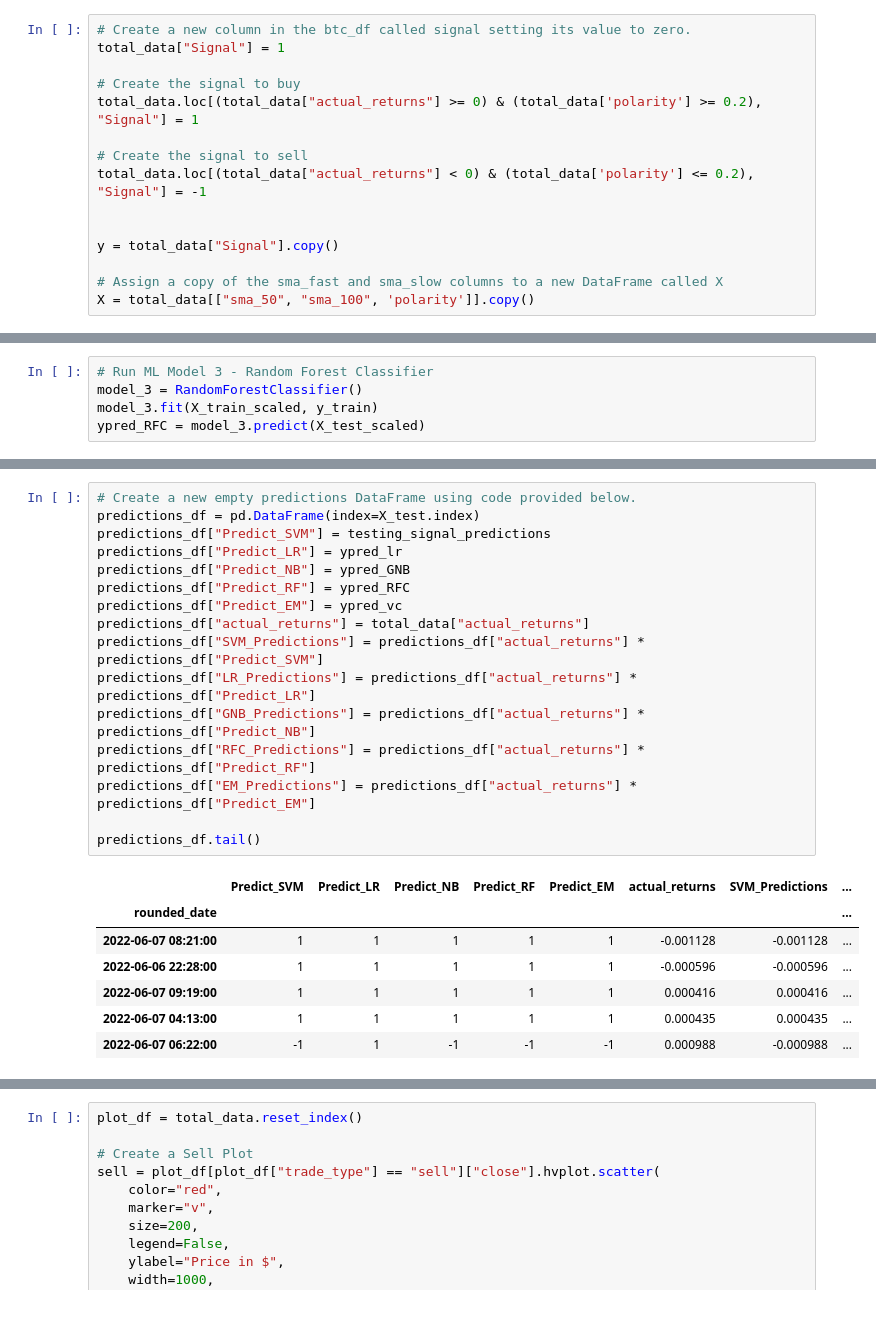
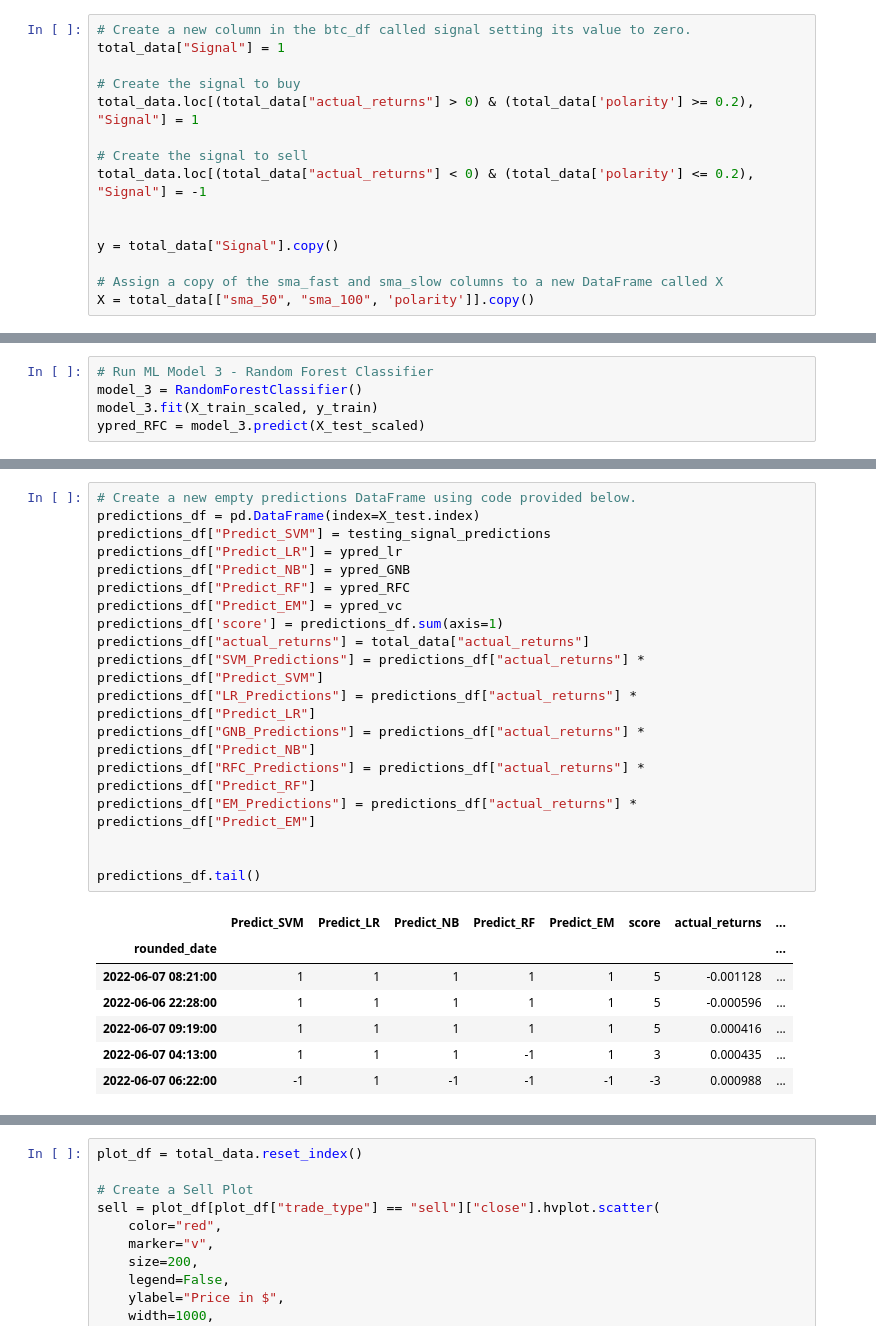
Before and after one commit to SamRoberts995/Project2_ML, a Jupyter notebook: Coding/Crypto_Algo.ipynb, the cells around one changed output, grey strips where cells are left out. Cells and saved outputs as stored; diff of their text form.

```diff
--- a/Coding/Crypto_Algo.ipynb
+++ b/Coding/Crypto_Algo.ipynb
@@ -130,7 +130,7 @@ total_data.head()
 total_data["Signal"] = 1
 
 # Create the signal to buy
-total_data.loc[(total_data["actual_returns"] >= 0) & (total_data['polarity'] >= 0.2), "Signal"] = 1
+total_data.loc[(total_data["actual_returns"] > 0) & (total_data['polarity'] >= 0.2), "Signal"] = 1
 
 # Create the signal to sell
 total_data.loc[(total_data["actual_returns"] < 0) & (total_data['polarity'] <= 0.2), "Signal"] = -1
@@ -250,27 +250,29 @@ Accuracy: 0.67 (+/- 0.02) [Ensemble]
 # %%
 # Create a new empty predictions DataFrame using code provided below.
 predictions_df = pd.DataFrame(index=X_test.index)
 predictions_df["Predict_SVM"] = testing_signal_predictions
 predictions_df["Predict_LR"] = ypred_lr
 predictions_df["Predict_NB"] = ypred_GNB
 predictions_df["Predict_RF"] = ypred_RFC
 predictions_df["Predict_EM"] = ypred_vc
+predictions_df['score'] = predictions_df.sum(axis=1)
 predictions_df["actual_returns"] = total_data["actual_returns"]
 predictions_df["SVM_Predictions"] = predictions_df["actual_returns"] * predictions_df["Predict_SVM"]
 predictions_df["LR_Predictions"] = predictions_df["actual_returns"] * predictions_df["Predict_LR"]
 predictions_df["GNB_Predictions"] = predictions_df["actual_returns"] * predictions_df["Predict_NB"]
 predictions_df["RFC_Predictions"] = predictions_df["actual_returns"] * predictions_df["Predict_RF"]
 predictions_df["EM_Predictions"] = predictions_df["actual_returns"] * predictions_df["Predict_EM"]
 
+
 predictions_df.tail()
 # %% [output]
-|  | Predict_SVM | Predict_LR | Predict_NB | Predict_RF | Predict_EM | actual_returns | SVM_Predictions | ... |
+|  | Predict_SVM | Predict_LR | Predict_NB | Predict_RF | Predict_EM | score | actual_returns | ... |
 | rounded_date |  |  |  |  |  |  |  | ... |
-| 2022-06-07 08:21:00 | 1 | 1 | 1 | 1 | 1 | -0.001128 | -0.001128 | ... |
-| 2022-06-06 22:28:00 | 1 | 1 | 1 | 1 | 1 | -0.000596 | -0.000596 | ... |
-| 2022-06-07 09:19:00 | 1 | 1 | 1 | 1 | 1 | 0.000416 | 0.000416 | ... |
-| 2022-06-07 04:13:00 | 1 | 1 | 1 | 1 | 1 | 0.000435 | 0.000435 | ... |
-| 2022-06-07 06:22:00 | -1 | 1 | -1 | -1 | -1 | 0.000988 | -0.000988 | ... |
+| 2022-06-07 08:21:00 | 1 | 1 | 1 | 1 | 1 | 5 | -0.001128 | ... |
+| 2022-06-06 22:28:00 | 1 | 1 | 1 | 1 | 1 | 5 | -0.000596 | ... |
+| 2022-06-07 09:19:00 | 1 | 1 | 1 | 1 | 1 | 5 | 0.000416 | ... |
+| 2022-06-07 04:13:00 | 1 | 1 | 1 | -1 | 1 | 3 | 0.000435 | ... |
+| 2022-06-07 06:22:00 | -1 | 1 | -1 | -1 | -1 | -3 | 0.000988 | ... |
 # %%
 # Calculate and plot the cumulative returns for the `actual_returns` and the `trading_algorithm_returns`
 (1 + predictions_df[["actual_returns", "SVM_Predictions"]]).cumprod().plot()
```
Also changed, not shown: parts of 4 cells of this notebook.
